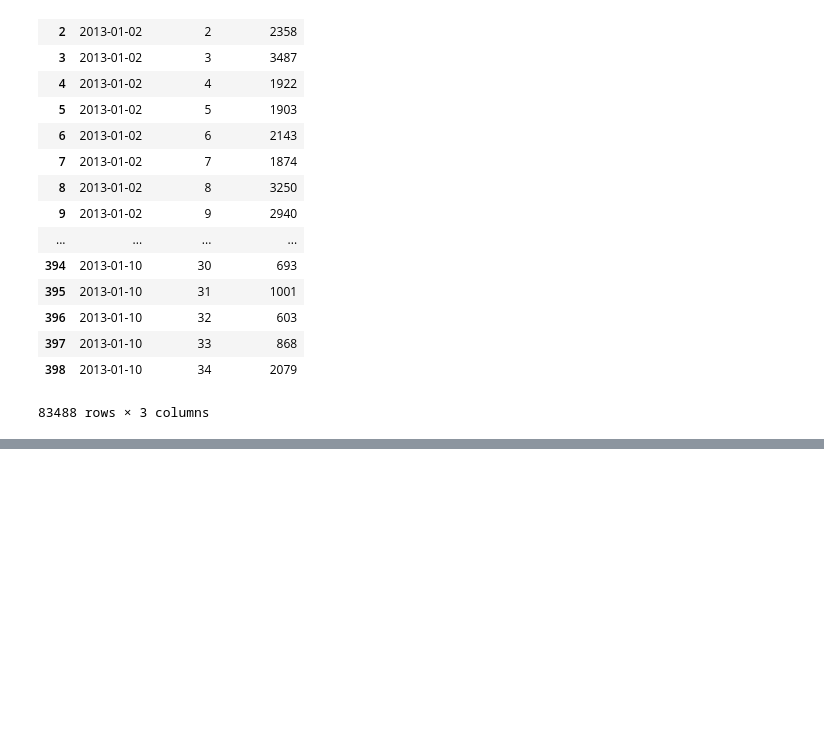
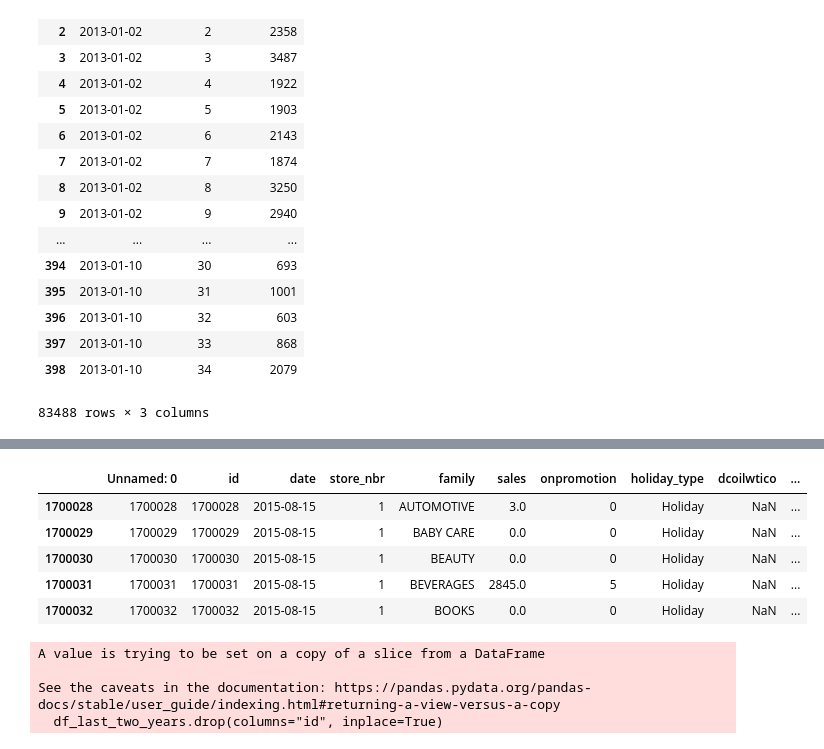
Before and after one commit to divaynagpal/MS422FinalProject, a Jupyter notebook: StoreSalesPrediction.ipynb, the cells around one changed output, grey strips where cells are left out. Cells and saved outputs as stored; diff of their text form; code cells hidden in the pictures; blank space fills up the shorter version.

```diff
--- a/StoreSalesPrediction.ipynb
+++ b/StoreSalesPrediction.ipynb
@@ -548,0 +580,18 @@ df_transactions
+# %%
+df_last_two_years.head()
+# %% [output]
+|  | Unnamed: 0 | id | date | store_nbr | family | sales | onpromotion | holiday_type | dcoilwtico | ... |
+| 1700028 | 1700028 | 1700028 | 2015-08-15 | 1 | AUTOMOTIVE | 3.0 | 0 | Holiday | NaN | ... |
+| 1700029 | 1700029 | 1700029 | 2015-08-15 | 1 | BABY CARE | 0.0 | 0 | Holiday | NaN | ... |
+| 1700030 | 1700030 | 1700030 | 2015-08-15 | 1 | BEAUTY | 0.0 | 0 | Holiday | NaN | ... |
+| 1700031 | 1700031 | 1700031 | 2015-08-15 | 1 | BEVERAGES | 2845.0 | 5 | Holiday | NaN | ... |
+| 1700032 | 1700032 | 1700032 | 2015-08-15 | 1 | BOOKS | 0.0 | 0 | Holiday | NaN | ... |
+# %%
+df_last_two_years.drop(columns="id", inplace=True)
+
+df_last_two_years = df_last_two_years.drop(columns=['Unnamed: 0'])
+# %% [output]
+A value is trying to be set on a copy of a slice from a DataFrame
+
+See the caveats in the documentation: https://pandas.pydata.org/pandas-docs/stable/user_guide/indexing.html#returning-a-view-versus-a-copy
+  df_last_two_years.drop(columns="id", inplace=True)
```
Also changed, not shown: parts of 27 cells of this notebook.
